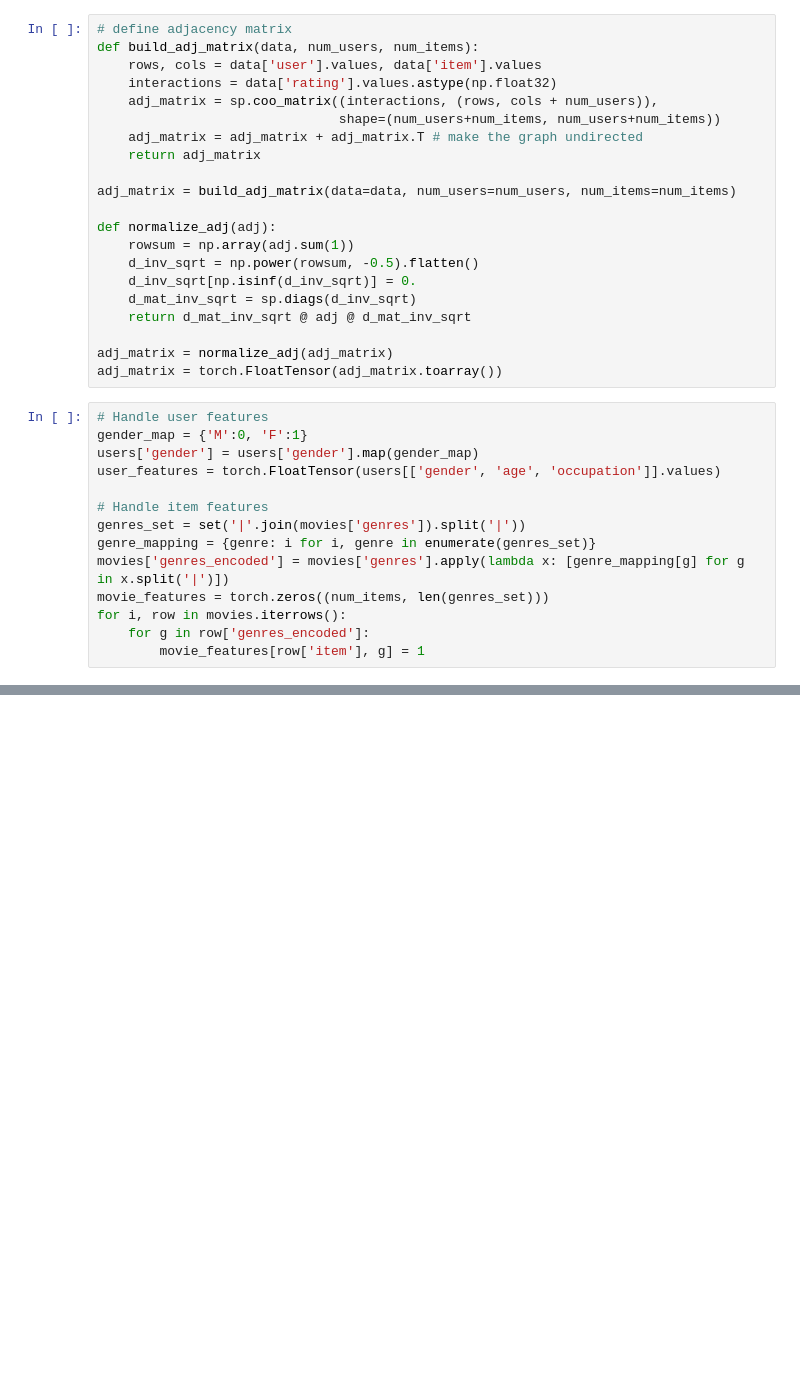
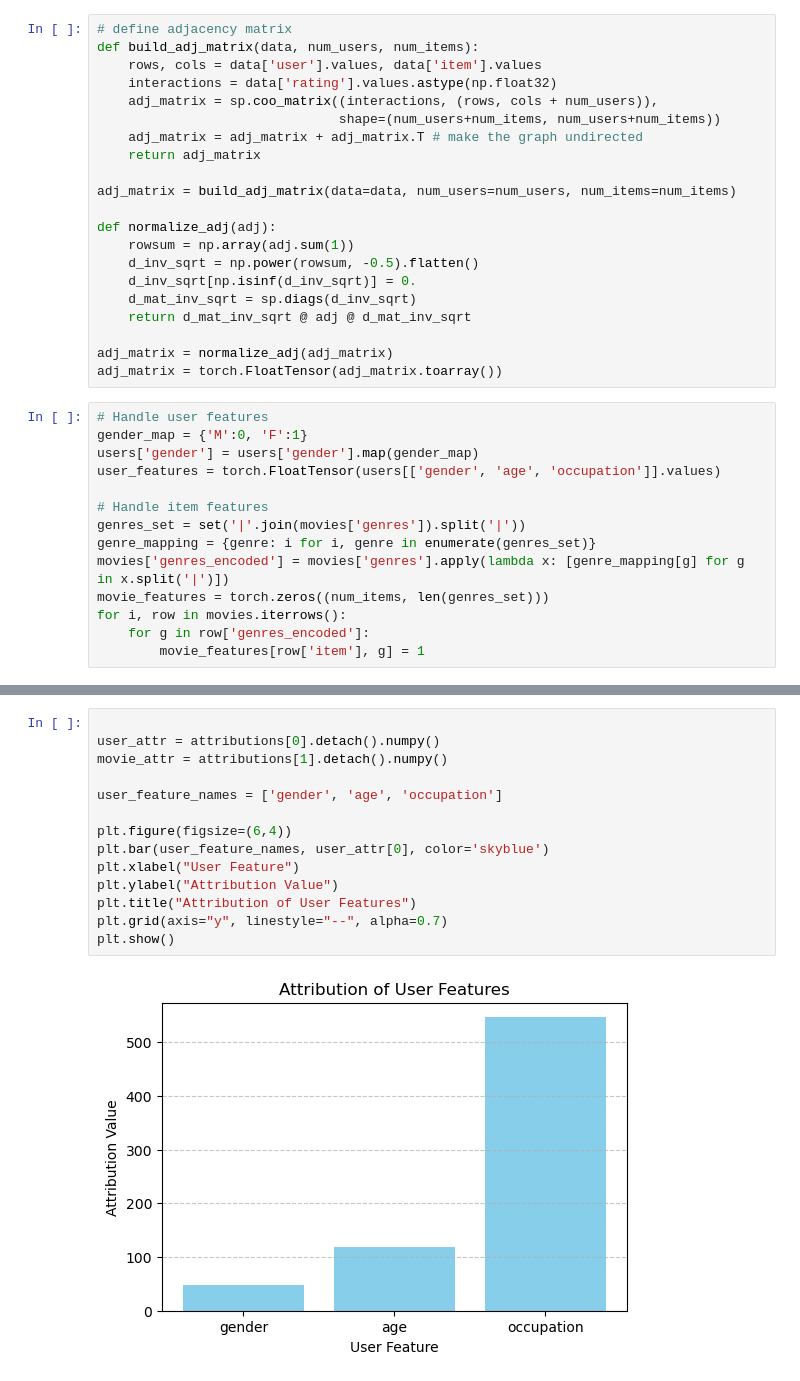
Before and after one commit to LangtianM/stat992_s25, a Jupyter notebook: hw1/ex1.ipynb, the cells around one changed output, grey strips where cells are left out. Drawn from its saved outputs; the diff is of its cells as text; blank space fills up the shorter version.

Commit message:
feature attribution completed

```diff
--- a/hw1/ex1.ipynb
+++ b/hw1/ex1.ipynb
@@ -125,0 +193,16 @@ train(model, data, adj_matrix, user_features, movie_features, epochs=5)
+# %%
+
+user_attr = attributions[0].detach().numpy()
+movie_attr = attributions[1].detach().numpy()
+
+user_feature_names = ['gender', 'age', 'occupation']
+
+plt.figure(figsize=(6,4))
+plt.bar(user_feature_names, user_attr[0], color='skyblue')
+plt.xlabel("User Feature")
+plt.ylabel("Attribution Value")
+plt.title("Attribution of User Features")
+plt.grid(axis="y", linestyle="--", alpha=0.7)
+plt.show()
+# %% [output]
+[figure, added]
```
Also changed, not shown: parts of 7 cells of this notebook, 1 other file.
